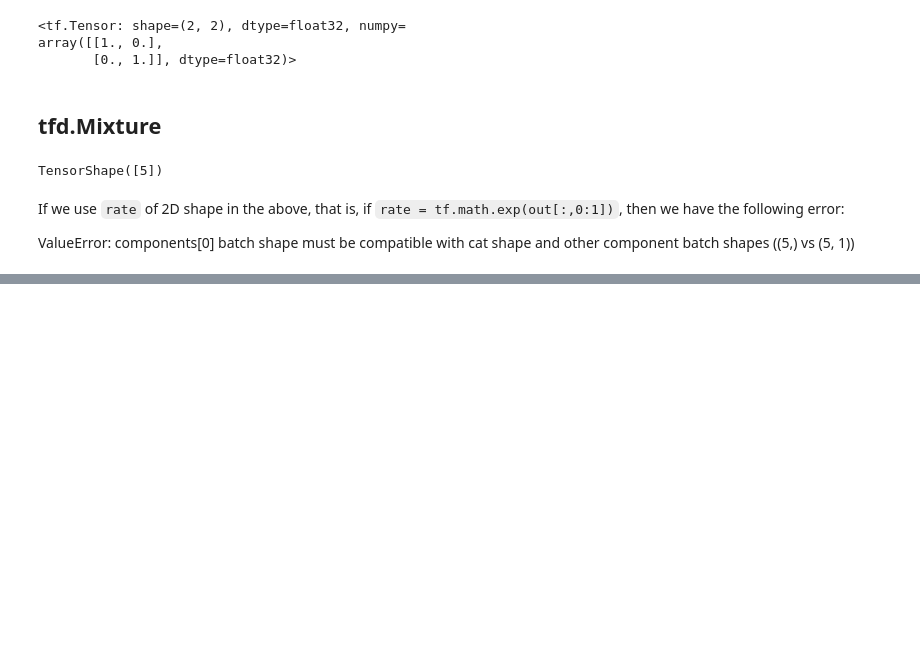
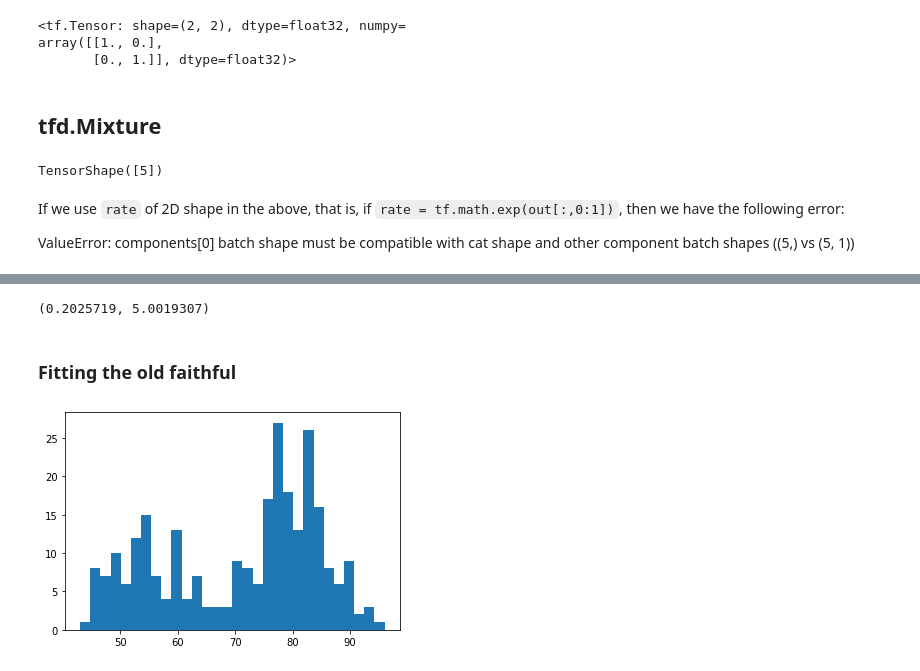
Before and after one commit to dchoi77/Learn_TensorFlow, a Jupyter notebook: TFP.ipynb, the cells around one changed output, grey strips where cells are left out. Saved outputs shown, nothing was run; the diff lists cells and outputs as text; code cells hidden in the pictures; blank space fills up the shorter version.

```diff
--- a/TFP.ipynb
+++ b/TFP.ipynb
@@ -111,0 +237,11 @@ ValueError: components[0] batch shape must be compatible with cat shape and othe
+# %%
+a.numpy(), b.numpy()
+# %% [output]
+(0.2025719, 5.0019307)
+# %% [markdown]
+### Fitting the old faithful
+# %%
+X = pd.read_csv('data/faithful.csv', delimiter=',')['waiting'].values.astype('float32')[:,np.newaxis]
+plt.hist(X, bins=30);
+# %% [output]
+[figure, added]
```
Also changed, not shown: parts of 22 cells of this notebook, 1 other file.
